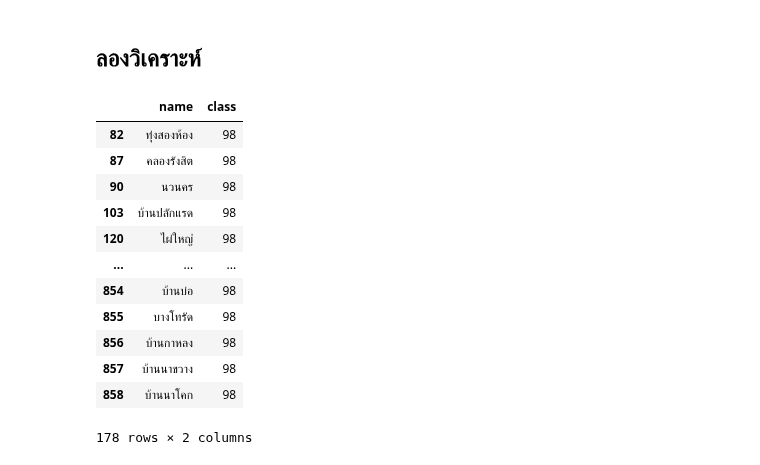
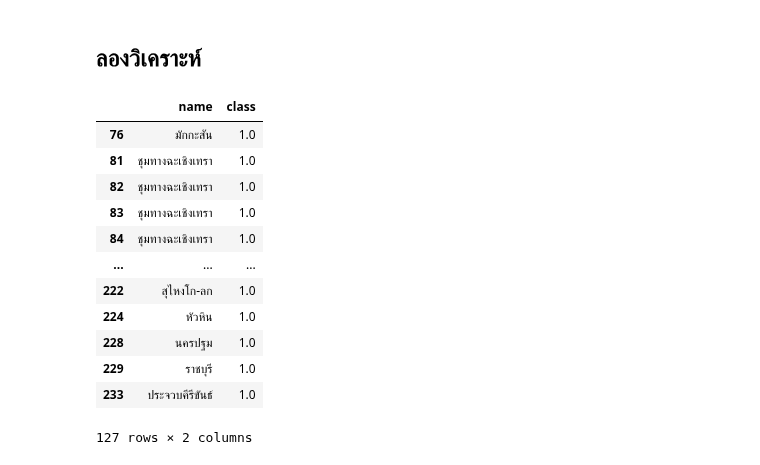
Before and after one commit to ThanikPimpiban/DWDM21, a Jupyter notebook: Project_31_8_64.ipynb, the cells around one changed output. Cells and saved outputs as stored; diff of their text form; code cells hidden in the pictures.

```diff
--- a/Project_31_8_64.ipynb
+++ b/Project_31_8_64.ipynb
@@ -114,22 +114,22 @@ merged_3_tables
 # %% [markdown]
 ## ลองวิเคราะห์
 # %%
-Ex_0 = merged_3_tables[merged_3_tables['class']==98]        ##ดูชื่อสถานีที่มีขั้นบริการ(Class) เป็น 98
+Ex_0 = merged_3_tables[merged_3_tables['class']==1]        ##ดูชื่อสถานีที่มีขั้นบริการ(Class) เป็น 1
 Ex_0[['name','class']]
 # %% [output]
 |  | name | class |
-| 82 | ทุ่งสองห้อง | 98 |
-| 87 | คลองรังสิต | 98 |
-| 90 | นวนคร | 98 |
-| 103 | บ้านปลักแรด | 98 |
-| 120 | ไผ่ใหญ่ | 98 |
+| 76 | มักกะสัน | 1.0 |
+| 81 | ชุมทางฉะเชิงเทรา | 1.0 |
+| 82 | ชุมทางฉะเชิงเทรา | 1.0 |
+| 83 | ชุมทางฉะเชิงเทรา | 1.0 |
+| 84 | ชุมทางฉะเชิงเทรา | 1.0 |
 | ... | ... | ... |
-| 854 | บ้านบ่อ | 98 |
-| 855 | บางโทรัด | 98 |
-| 856 | บ้านกาหลง | 98 |
-| 857 | บ้านนาขวาง | 98 |
-| 858 | บ้านนาโคก | 98 |
+| 222 | สุไหงโก-ลก | 1.0 |
+| 224 | หัวหิน | 1.0 |
+| 228 | นครปฐม | 1.0 |
+| 229 | ราชบุรี | 1.0 |
+| 233 | ประจวบคีรีขันธ์ | 1.0 |
-178 rows × 2 columns
+127 rows × 2 columns
 # %%
 Ex_1 = merged_3_tables.sort_values(by=['station_code'],ascending=False)  ##ดูรหัสสถานี ชื่อสถานีและหมายเหตุโดยเรียงจากมากไปน้อย
 Ex_1[['station_code','name','comment']]
```
Also changed, not shown: parts of 2 cells of this notebook.
